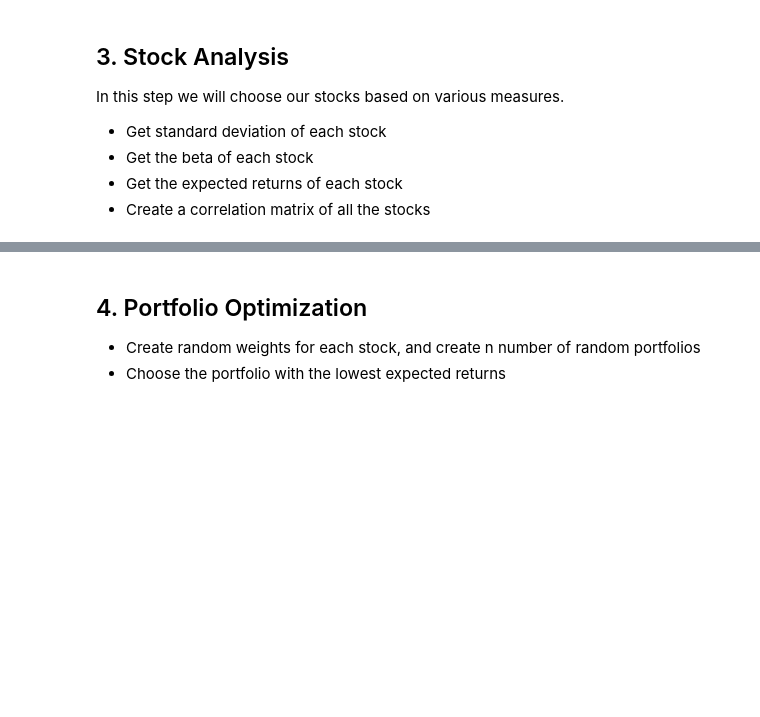
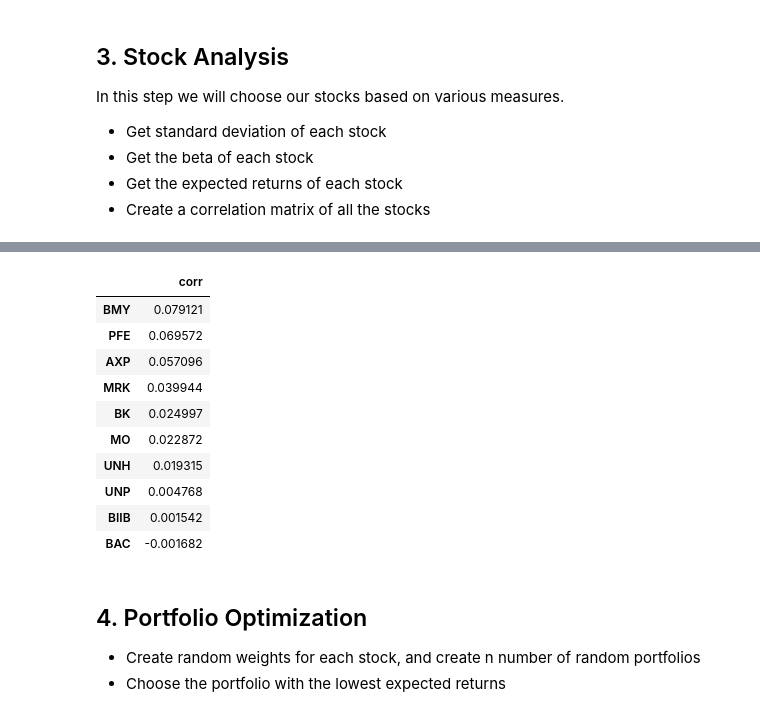
Before and after one commit to Zemelware/robo_stock_advisor, a Jupyter notebook: robo_stock_advisor.ipynb, the cells around one changed output, grey strips where cells are left out. Cells and saved outputs as stored; diff of their text form; code cells hidden in the pictures; blank space fills up the shorter version.

```diff
--- a/robo_stock_advisor.ipynb
+++ b/robo_stock_advisor.ipynb
@@ -205,3 +315,19 @@ In this step we will choose our stocks based on various measures.
+# %%
+# Get stocks with lowest correlation with S&P 500
+highest_correlations = correlation_index.nlargest(10, "corr")
+highest_correlations
+# %% [output]
+|  | corr |
+| BMY | 0.079121 |
+| PFE | 0.069572 |
+| AXP | 0.057096 |
+| MRK | 0.039944 |
+| BK | 0.024997 |
+| MO | 0.022872 |
+| UNH | 0.019315 |
+| UNP | 0.004768 |
+| BIIB | 0.001542 |
+| BAC | -0.001682 |
 # %%
 std_dict = {}
 betas = {}
```
Also changed, not shown: parts of 13 cells of this notebook.
